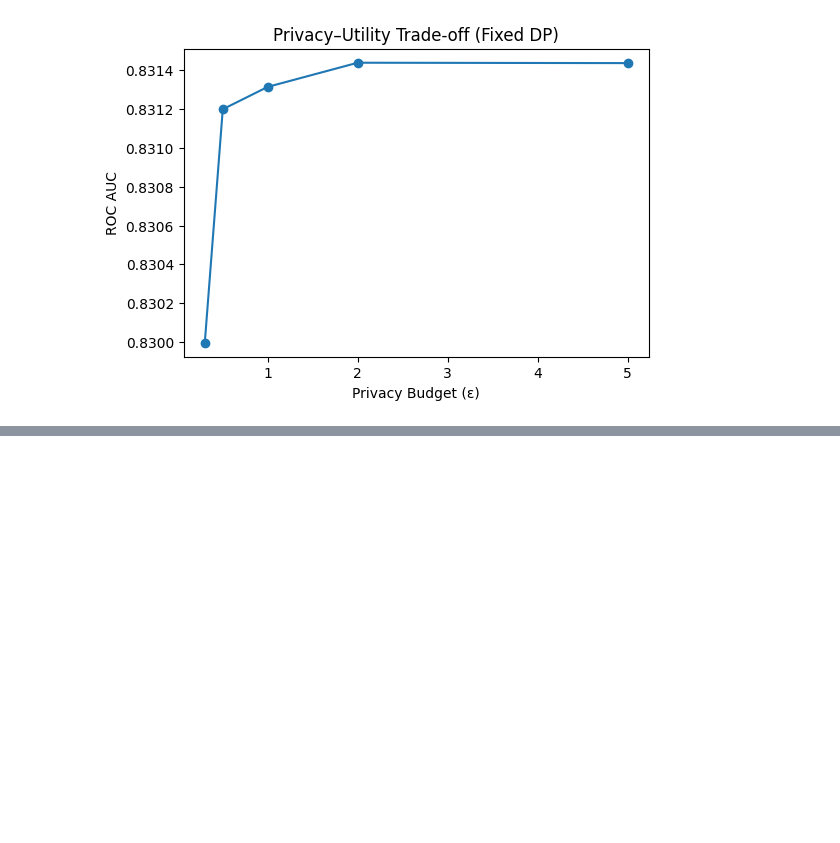
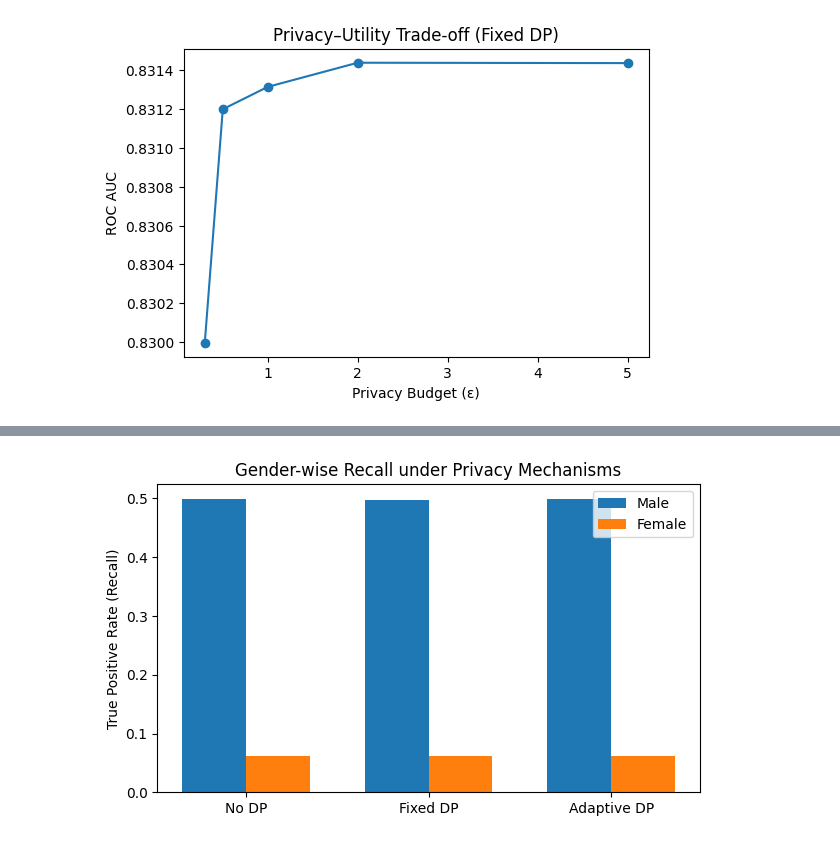
Before and after one commit to shatakshi-tech/adaptive-dp-data-science, a Jupyter notebook: notebook/Adaptive_Differential_Privacy_for_Data_Science.ipynb, the cells around one changed output, grey strips where cells are left out. Drawn from its saved outputs; the diff is of its cells as text; code cells hidden in the pictures; blank space fills up the shorter version.

Commit message:
fairness analysis under differential privacy

```diff
--- a/notebook/Adaptive_Differential_Privacy_for_Data_Science.ipynb
+++ b/notebook/Adaptive_Differential_Privacy_for_Data_Science.ipynb
@@ -737,0 +788,8 @@ These findings highlight the importance of task-aware privacy mechanisms in real
+# %%
+fairness_fixed_dp = compute_group_metrics(
+    fairness_df,
+    group_col="sex",
+    pred_col="pred_fixed_dp"
+)
+
+fairness_fixed_dp
@@ -737,0 +800,8 @@ These findings highlight the importance of task-aware privacy mechanisms in real
+# %%
+fairness_adaptive_dp = compute_group_metrics(
+    fairness_df,
+    group_col="sex",
+    pred_col="pred_adaptive_dp"
+)
+
+fairness_adaptive_dp
@@ -737,0 +831,29 @@ These findings highlight the importance of task-aware privacy mechanisms in real
+# %%
+plt.figure(figsize=(7,4))
+
+methods = ["No DP", "Fixed DP", "Adaptive DP"]
+male_tpr = [
+    fairness_no_dp.loc["Male", "TPR (Recall)"],
+    fairness_fixed_dp.loc["Male", "TPR (Recall)"],
+    fairness_adaptive_dp.loc["Male", "TPR (Recall)"]
+]
+
+female_tpr = [
+    fairness_no_dp.loc["Female", "TPR (Recall)"],
+    fairness_fixed_dp.loc["Female", "TPR (Recall)"],
+    fairness_adaptive_dp.loc["Female", "TPR (Recall)"]
+]
+
+x = np.arange(len(methods))
+width = 0.35
+
+plt.bar(x - width/2, male_tpr, width, label="Male")
+plt.bar(x + width/2, female_tpr, width, label="Female")
+
+plt.xticks(x, methods)
+plt.ylabel("True Positive Rate (Recall)")
+plt.title("Gender-wise Recall under Privacy Mechanisms")
+plt.legend()
+plt.show()
+# %% [output]
+[figure, added]
```
Also changed, not shown: parts of 7 cells of this notebook.
